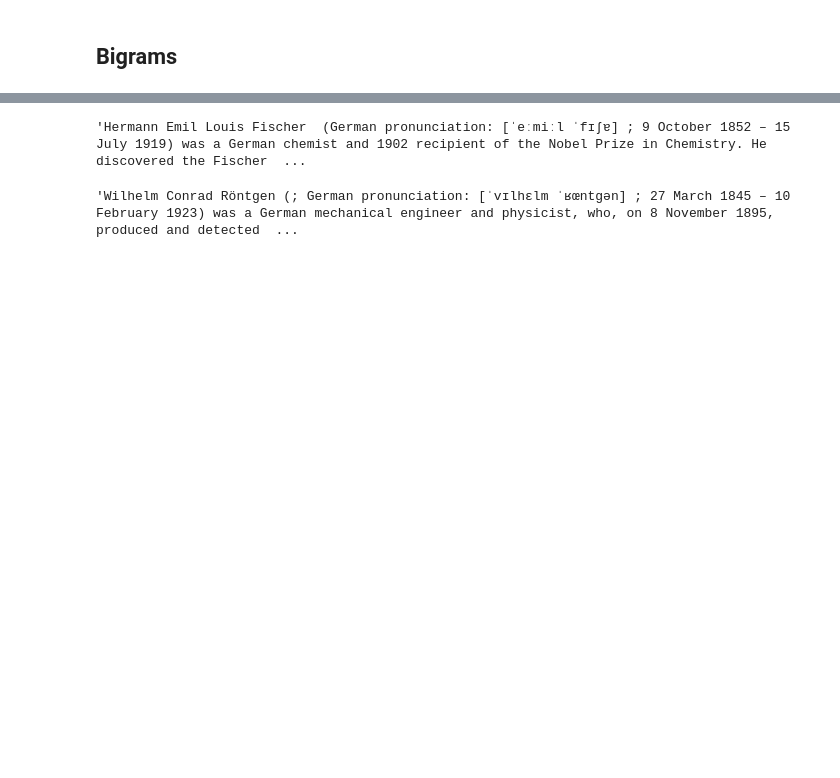
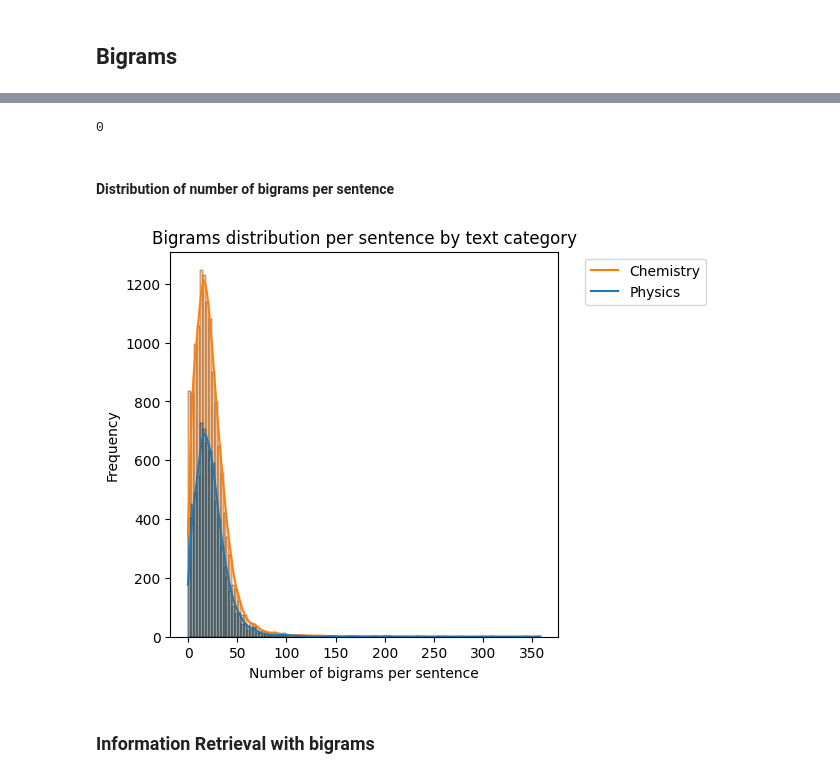
Before and after one commit to alberto-lorente/stir-fried-data, a Jupyter notebook: Part 1 - Comparing and Clustering Texts/1.2 Data Analysis/Textual_Data_Analysis.ipynb, the cells around one changed output, grey strips where cells are left out. Saved outputs shown, nothing was run; the diff lists cells and outputs as text; code cells hidden in the pictures; blank space fills up the shorter version.

Commit message:
finished textual data analysis, started last thing

```diff
--- a/Part 1 - Comparing and Clustering Texts/1.2 Data Analysis/Textual_Data_Analysis.ipynb
+++ b/Part 1 - Comparing and Clustering Texts/1.2 Data Analysis/Textual_Data_Analysis.ipynb
@@ -129,0 +186,3 @@ def get_texts(df, category):
+# %%
+sentences_bigrams_physics = [len(list(bigrams(tokens_sent))) for tokens_sent in tokens_sentences_physics]
+sentences_bigrams_chem = [len(list(bigrams(tokens_sent))) for tokens_sent in tokens_sentences_chem]
@@ -129,0 +217,37 @@ def get_texts(df, category):
+# %%
+np.min(sentences_bigrams_chem)
+# %% [output]
+0
+# %% [markdown]
+#### Distribution of number of bigrams per sentence
+# %%
+df_ph = pd.DataFrame(sentences_bigrams_physics)
+df_ch = pd.DataFrame(sentences_bigrams_chem)
+# %%
+df_ph["cat"] = "Physics"
+df_ch["cat"] = "Chemestry"
+# %%
+df = pd.concat([df_ch, df_ph])
+df.columns = ["values", "cat"]
+# %%
+fig, ax = plt.subplots(figsize=(5,5))
+
+# ax.set_xticks(np.arange(0, 800, 50))
+
+sns.histplot(df, x="values", hue="cat", binwidth=3, kde=True)
+
+
+plt.title("Bigrams distribution per sentence by text category")
+plt.xlabel("Number of bigrams per sentence")
+plt.ylabel("Frequency")
+# leg = ax.get_legend()
+# handles = leg.legend_handles
+# ax.legend(handles, ['Chemistry', 'Physics'], title='Category')
+plt.legend(["Chemistry", "Physics"], bbox_to_anchor=(1.4, 1))
+
+
+plt.show()
+# %% [output]
+[figure, added]
+# %% [markdown]
+### Information Retrieval with bigrams
@@ -130,11 +268,3 @@ def get_texts(df, category):
 # %%
 text_physics = get_texts(df, "Physics")
 text_chemistry = get_texts(df, "Chemistry")
-# %%
-text_chemistry
-# %% [output]
-'Hermann Emil Louis Fischer  (German pronunciation: [ˈeːmiːl ˈfɪʃɐ] ; 9 October 1852 – 15 July 1919) was a German chemist and 1902 recipient of the Nobel Prize in Chemistry. He discovered the Fischer  ...
-# %%
-text_physics
-# %% [output]
-'Wilhelm Conrad Röntgen (; German pronunciation: [ˈvɪlhɛlm ˈʁœntɡən] ; 27 March 1845 – 10 February 1923) was a German mechanical engineer and physicist, who, on 8 November 1895, produced and detected  ...
```
Also changed, not shown: parts of 55 cells of this notebook, 1 other file.
